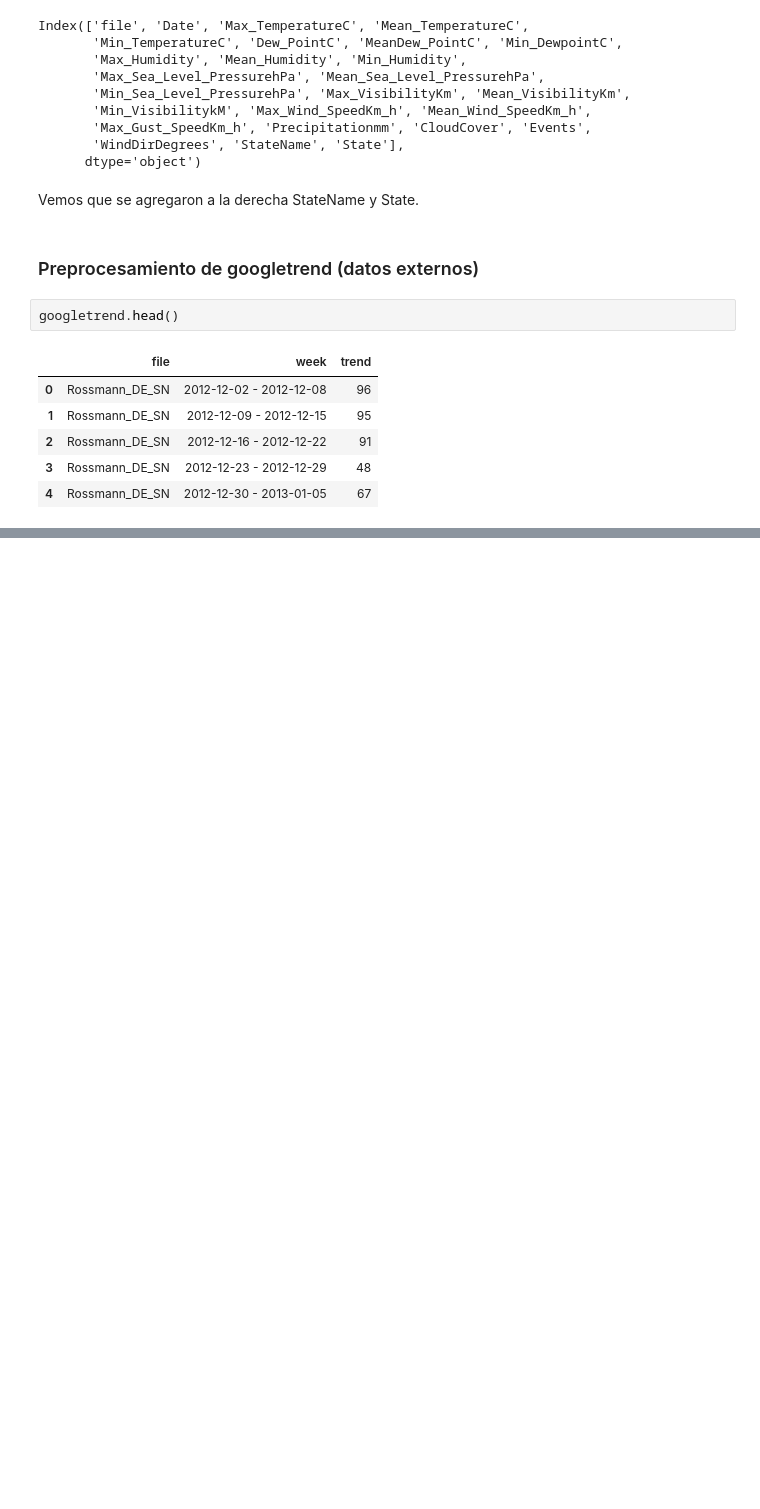
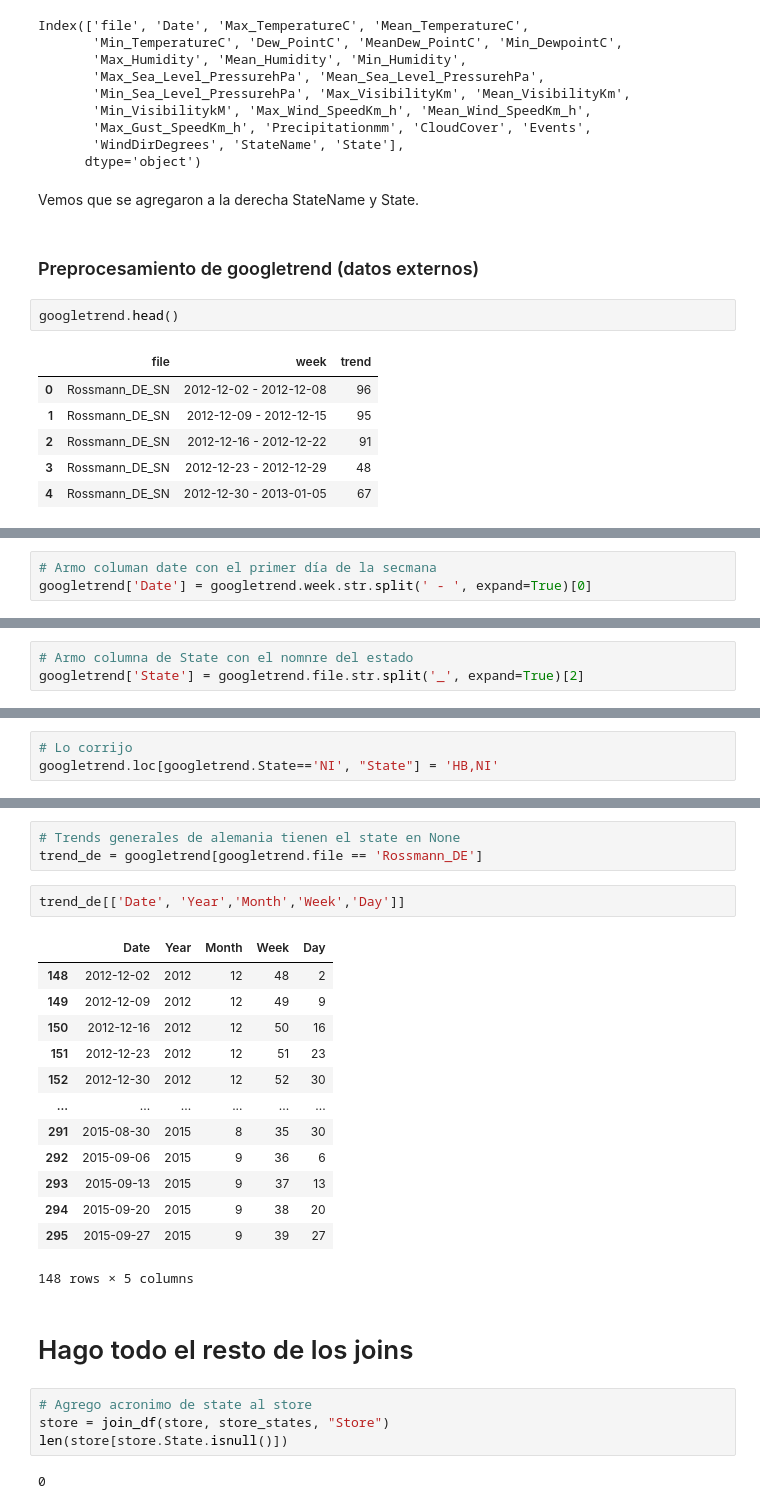
Before and after one commit to eugeniafontecha/RN-Rossmann-Challenge, a Jupyter notebook: TP2 Redes.ipynb, the cells around one changed output, grey strips where cells are left out. Cells and saved outputs as stored; diff of their text form; blank space fills up the shorter version.

```diff
--- a/TP2 Redes.ipynb
+++ b/TP2 Redes.ipynb
@@ -491,0 +496,3 @@ googletrend.head()
+# %%
+# Armo columan date con el primer día de la secmana
+googletrend['Date'] = googletrend.week.str.split(' - ', expand=True)[0]
@@ -491,0 +510,3 @@ googletrend.head()
+# %%
+# Armo columna de State con el nomnre del estado
+googletrend['State'] = googletrend.file.str.split('_', expand=True)[2]
@@ -491,0 +560,3 @@ googletrend.head()
+# %%
+# Lo corrijo
+googletrend.loc[googletrend.State=='NI', "State"] = 'HB,NI'
@@ -491,0 +577,27 @@ googletrend.head()
+# %%
+# Trends generales de alemania tienen el state en None
+trend_de = googletrend[googletrend.file == 'Rossmann_DE']
+# %%
+trend_de[['Date', 'Year','Month','Week','Day']]
+# %% [output]
+|  | Date | Year | Month | Week | Day |
+| 148 | 2012-12-02 | 2012 | 12 | 48 | 2 |
+| 149 | 2012-12-09 | 2012 | 12 | 49 | 9 |
+| 150 | 2012-12-16 | 2012 | 12 | 50 | 16 |
+| 151 | 2012-12-23 | 2012 | 12 | 51 | 23 |
+| 152 | 2012-12-30 | 2012 | 12 | 52 | 30 |
+| ... | ... | ... | ... | ... | ... |
+| 291 | 2015-08-30 | 2015 | 8 | 35 | 30 |
+| 292 | 2015-09-06 | 2015 | 9 | 36 | 6 |
+| 293 | 2015-09-13 | 2015 | 9 | 37 | 13 |
+| 294 | 2015-09-20 | 2015 | 9 | 38 | 20 |
+| 295 | 2015-09-27 | 2015 | 9 | 39 | 27 |
+148 rows × 5 columns
+# %% [markdown]
+# Hago todo el resto de los joins
+# %%
+# Agrego acronimo de state al store
+store = join_df(store, store_states, "Store")
+len(store[store.State.isnull()])
+# %% [output]
+0
```
Also changed, not shown: parts of 39 cells of this notebook.
